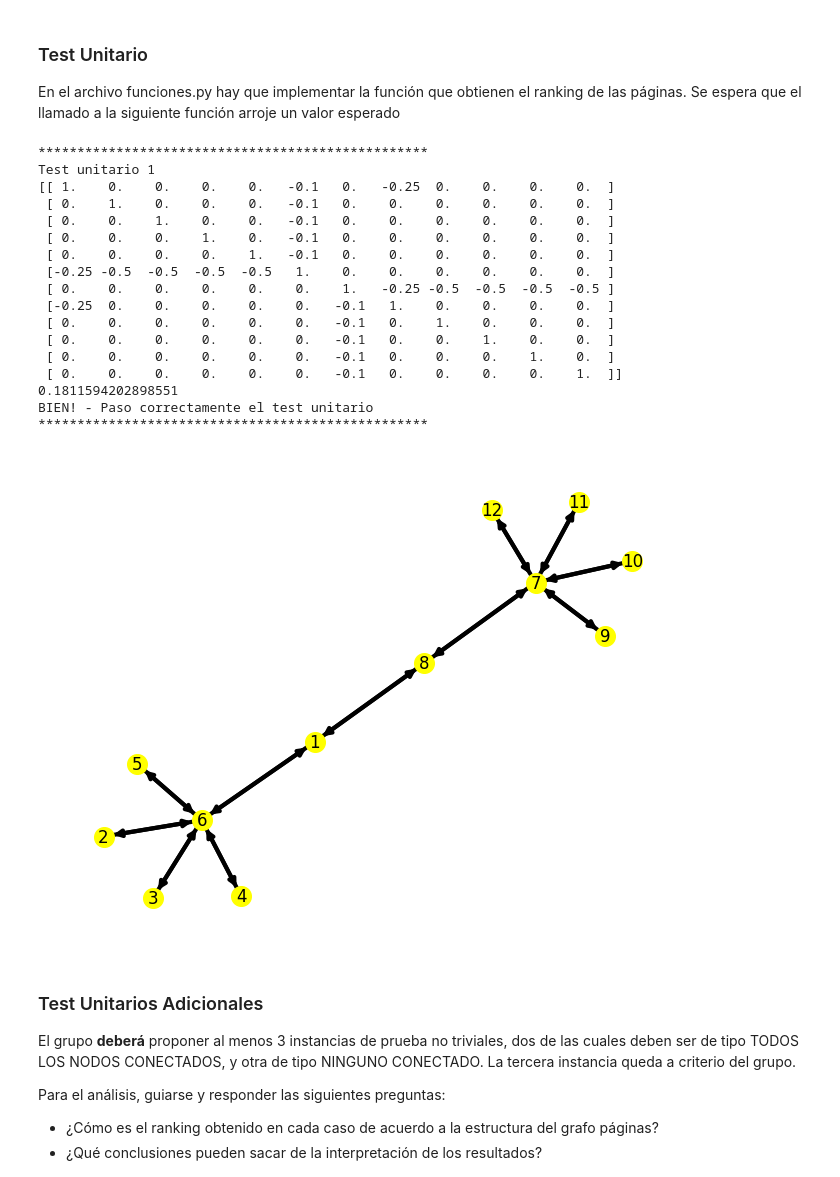
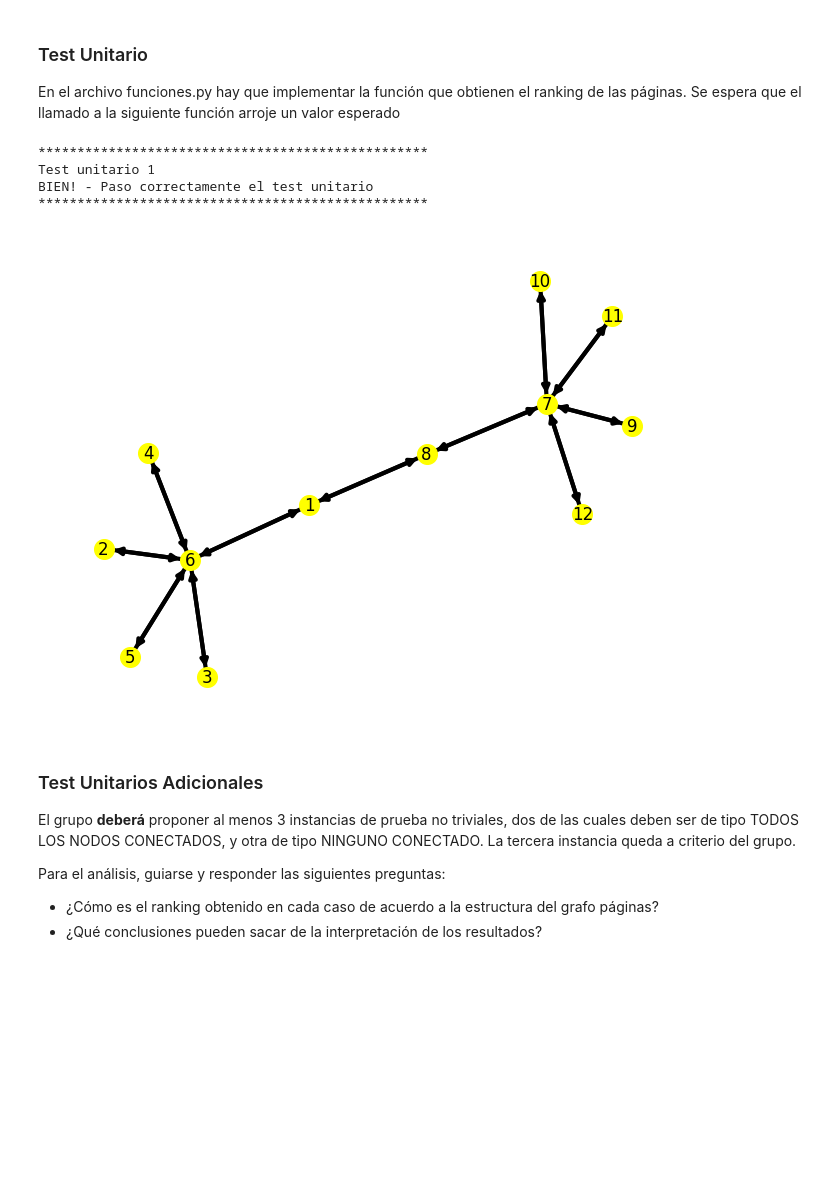
Before and after one commit to pedrobergaglio/algebra-lineal-computacional-2024, a Jupyter notebook: grupo_XX_TP1.ipynb, the cells around one changed output. Drawn from its saved outputs; the diff is of its cells as text; code cells hidden in the pictures; blank space fills up the shorter version.

```diff
--- a/grupo_XX_TP1.ipynb
+++ b/grupo_XX_TP1.ipynb
@@ -73,45 +73,30 @@ Se espera que el llamado a la siguiente función arroje un valor esperado
 # %%
 #ARCHIVOS DE ENTRADA
 archivo_test = './tests/test_dosestrellas.txt'
 
 #CARGA DE ARCHIVO EN GRAFO
 W = leer_archivo(archivo_test)
 
 dibujarGrafo(W, print_ejes=False)
 
 # defino la probabilidad de salto de continuar los links de la pagina actual
 p = 0.5
 # Realizo el test unitario para el calculo del mayor score, que pruebe que el codigo funciona correctamente.
 print('*'*50)
 print('Test unitario 1')
 try:
-    res = obtenerMaximoRankingScore(W, p)
-    print(res)
-    assert(np.isclose(res, 0.1811, atol=1e-4))
+    assert(np.isclose(obtenerMaximoRankingScore(W, p), 0.1811, atol=1e-4))
 except:
     print('OUCH!! - No paso el test unitario')
 else:
     print('BIEN! - Paso correctamente el test unitario')
 print('*'*50)
 # %% [output]
 **************************************************
 Test unitario 1
-[[ 1.    0.    0.    0.    0.   -0.1   0.   -0.25  0.    0.    0.    0.  ]
- [ 0.    1.    0.    0.    0.   -0.1   0.    0.    0.    0.    0.    0.  ]
- [ 0.    0.    1.    0.    0.   -0.1   0.    0.    0.    0.    0.    0.  ]
- [ 0.    0.    0.    1.    0.   -0.1   0.    0.    0.    0.    0.    0.  ]
- [ 0.    0.    0.    0.    1.   -0.1   0.    0.    0.    0.    0.    0.  ]
- [-0.25 -0.5  -0.5  -0.5  -0.5   1.    0.    0.    0.    0.    0.    0.  ]
- [ 0.    0.    0.    0.    0.    0.    1.   -0.25 -0.5  -0.5  -0.5  -0.5 ]
- [-0.25  0.    0.    0.    0.    0.   -0.1   1.    0.    0.    0.    0.  ]
- [ 0.    0.    0.    0.    0.    0.   -0.1   0.    1.    0.    0.    0.  ]
- [ 0.    0.    0.    0.    0.    0.   -0.1   0.    0.    1.    0.    0.  ]
- [ 0.    0.    0.    0.    0.    0.   -0.1   0.    0.    0.    1.    0.  ]
- [ 0.    0.    0.    0.    0.    0.   -0.1   0.    0.    0.    0.    1.  ]]
-0.1811594202898551
 BIEN! - Paso correctamente el test unitario
 **************************************************
-[figure, old version]
+[figure, new version]
 # %% [markdown]
 ### Test Unitarios Adicionales
 
```
Also changed, not shown: parts of 16 cells of this notebook, 2 other files.
